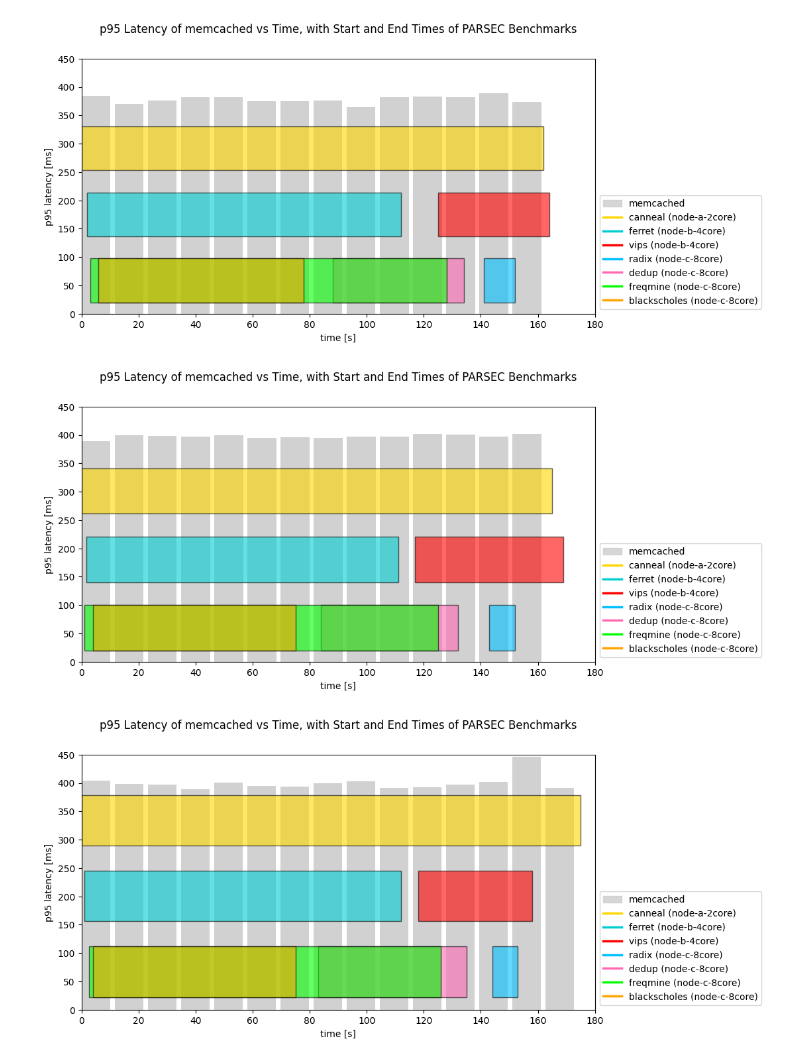
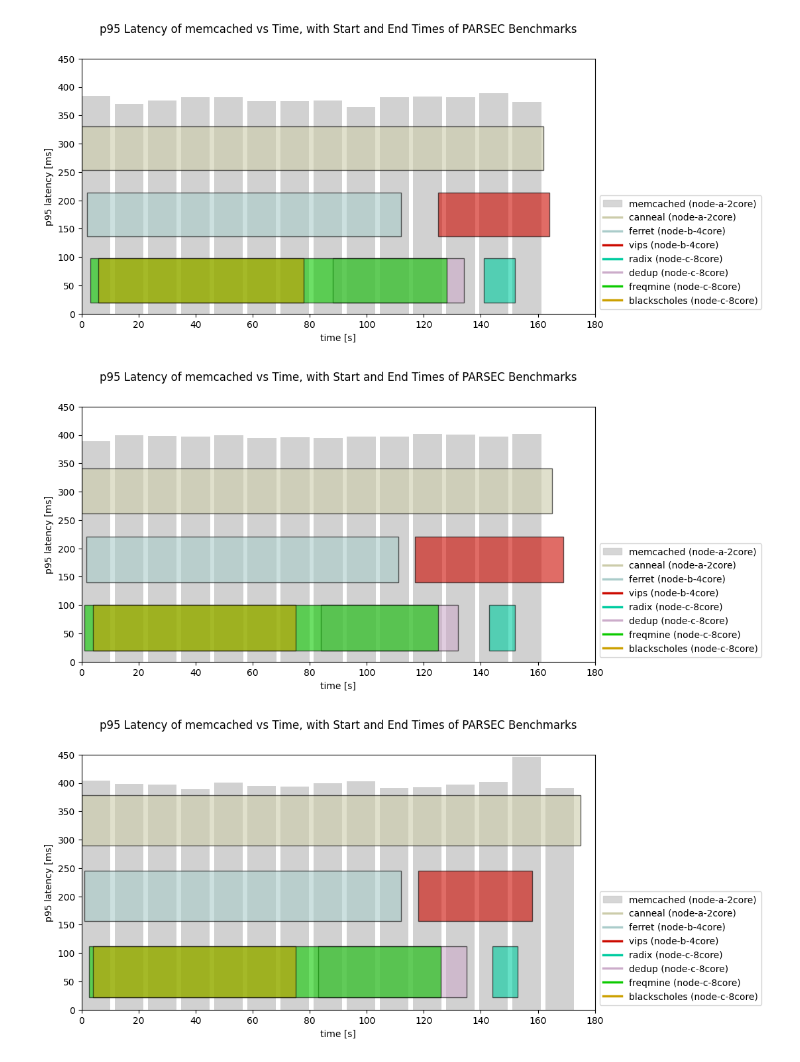
Before and after one commit to TimonFercho/CCA-23, a Jupyter notebook: part-3/plot3.ipynb, the cells around one changed output. Saved outputs shown, nothing was run; the diff lists cells and outputs as text; code cells hidden in the pictures.

Commit message:
fix(part-3): use correct colors + adjust legend

```diff
--- a/part-3/plot3.ipynb
+++ b/part-3/plot3.ipynb
@@ -71,29 +71,27 @@ for run in range(1, 4):
     memcached_df["ts_end"] = memcached_df["ts_end"] - start
     memcached_df["ts_start"] = memcached_df["ts_start"] / 1000
     memcached_df["ts_end"] = memcached_df["ts_end"] / 1000
-    memcached_df
 
     jobs_filename = f"{schedule_dir}/results_{run}.csv"
     jobs_df = pd.read_csv(jobs_filename)
     jobs_df = jobs_df.astype({"start": int, "end": int})
     jobs_df["name"] = jobs_df["name"].str[7:]
-    jobs_df
+
 
     color_dictionary = {
-        "canneal": "#FFD700",
-        "ferret": "#00CED1",
-        "vips": "#FF0000",
-        "radix": "#00BFFF",
-        "dedup": "#FF69B4",
-        "freqmine": "#00FF00",
-        "blackscholes": "#FFA500",
+    "canneal": "#CCCCAA",
+    "ferret": "#AACCCA",
+    "vips": "#CC0A00",
+    "radix": "#00CCA0",
+    "dedup": "#CCACCA",
+    "freqmine": "#0CCA00",
+    "blackscholes": "#CCA000",
     }
 
     # get minimum start and ends times from absolute
     min_start_time = jobs_df.min()["start"]
     max_end_time = jobs_df.max()["end"]
     total_time = max_end_time - min_start_time
-    total_time
 
     """
     ========= PLOTTING MEMCACHED ===========
@@ -138,35 +136,35 @@ for run in range(1, 4):
 
             p95_max = memcached_df["p95"].max()
             y_min, y_max = machine_to_y_min_y_max[machine]
             y_min, y_max = y_min * p95_max, y_max * p95_max
             rect = Rectangle((start_time, y_min), end_time - start_time, y_max -
                              y_min, linewidth=1, edgecolor='black', facecolor=line_color, alpha=.6, linestyle='-')
             plt.gca().add_patch(rect)
 
     # basic plot elements
     plt.title(
         "p95 Latency of memcached vs Time, with Start and End Times of PARSEC Benchmarks",
         y=1.08,
     )
     plt.xlabel("time [s]")
     plt.ylabel("p95 latency [ms]")
     plt.xlim(0, 180)
     plt.ylim(0, 450)
 
     # creating the custom legend
-    md = mpatches.Patch(color="#cccccc", label="memcached", alpha=0.8)
+    md = mpatches.Patch(color="#cccccc", label="memcached (node-a-2core)", alpha=0.8)
     patches = [md]
     for job, line_color in color_dictionary.items():
         if job in set(jobs_df["name"]):
             machine = jobs_df.loc[jobs_df["name"] == job].iloc[0]["machine"]
             temp_line = Line2D(
                 [0], [0], color=line_color, label=job + f" ({machine})", lw=2.5
             )
             patches.append(temp_line)
     plt.legend(handles=patches, loc=3, bbox_to_anchor=(1, 0))
 
-    plt.savefig(f"plots/latency_{run}.png", bbox_inches="tight")
+    plt.savefig(f"plots/latency_{run}.pdf", bbox_inches="tight")
 # %% [output]
-[figure, old version]
+[figure, new version]
-[figure, old version]
+[figure, new version]
-[figure, old version]
+[figure, new version]
```
Also changed, not shown: parts of 1 cell of this notebook, 6 other files.
